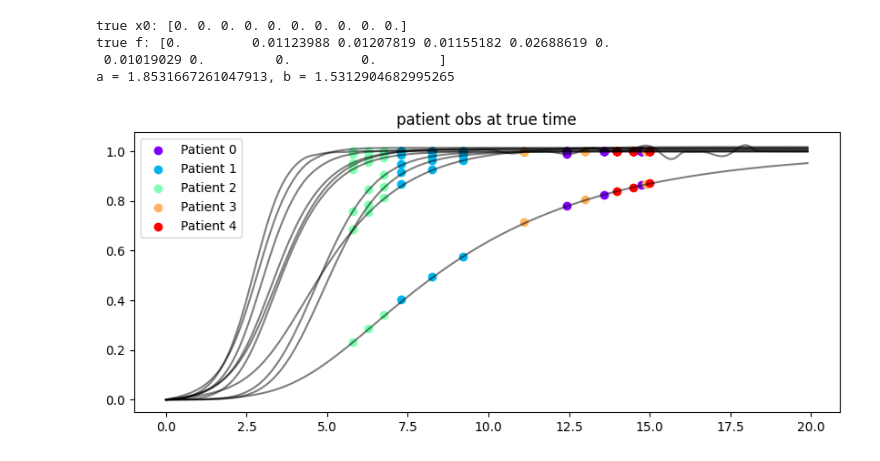
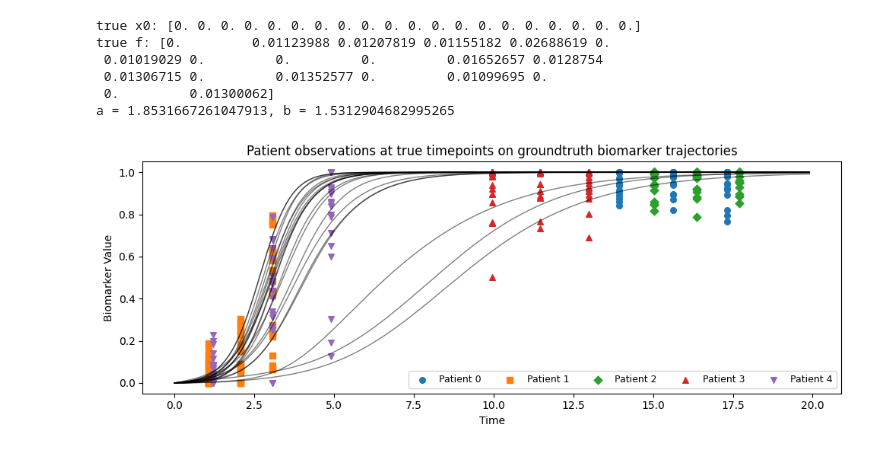
Before and after one commit to LAMCIG/Progression_models_simulations, a Jupyter notebook: EMDPM/experiments/synthetic_experiments/synthetic_rework_troubleshoot/test_bed_cv.ipynb, the cells around one changed output. Drawn from its saved outputs; the diff is of its cells as text; code cells hidden in the pictures.

Commit message:
+dropped rainbow for tab10 or tab20 - removed initial plot in trajectory comparison plot + added ylables where needed

```diff
--- a/EMDPM/experiments/synthetic_experiments/synthetic_rework_troubleshoot/test_bed_cv.ipynb
+++ b/EMDPM/experiments/synthetic_experiments/synthetic_rework_troubleshoot/test_bed_cv.ipynb
@@ -19,10 +19,10 @@ from EMDPM.utils import solve_system
 from EMDPM.em_transformer_rework import EM
 # %%
 # params
-n_biomarkers = 10
+n_biomarkers = 20
 t_max = 20
 t_span = np.linspace(0, t_max, 8000)
-noise_level = 0.0
+noise_level = 0.1
 n_patients = 200
 n_patient_obs = 3
 
@@ -51,33 +51,35 @@ cog = df["cognitive_score"].values  # (n_obs,)
 beta_true = df["beta_true"].values
 
 # print(X.shape, dt.shape, ids.shape, cog.shape, beta_true.shape)
 
 def create_patient_list(X_obs, ids, dt, cog, initial_beta=None):
     unique_ids = np.unique(ids)
     id_to_index = {pid: idx for idx, pid in enumerate(unique_ids)}
 
     patient_list = []
     for pid in unique_ids:
         mask = (ids == pid)
         patient_data = {
             "id": pid,
             "X_obs": X_obs[mask],
             "dt": dt[mask],
             "cog": cog[mask],
         }
         if initial_beta is not None:
             patient_data["initial_beta"] = initial_beta[id_to_index[pid]]
         patient_list.append(patient_data)
 
     return patient_list
 
 X = create_patient_list(X, ids, dt, cog, initial_beta=None)
 #X_train, X_val = train_test_split(X, test_size=0.2, random_state=75)
 
 #print(X[0])
 # %% [output]
-true x0: [0. 0. 0. 0. 0. 0. 0. 0. 0. 0.]
+true x0: [0. 0. 0. 0. 0. 0. 0. 0. 0. 0. 0. 0. 0. 0. 0. 0. 0. 0. 0. 0.]
 true f: [0.         0.01123988 0.01207819 0.01155182 0.02688619 0.
- 0.01019029 0.         0.         0.        ]
+ 0.01019029 0.         0.         0.         0.01652657 0.0128754
+ 0.01306715 0.         0.01352577 0.         0.01099695 0.
+ 0.         0.01300062]
 a = 1.8531667261047913, b = 1.5312904682995265
-[figure, old version]
+[figure, new version]
```
Also changed, not shown: parts of 9 cells of this notebook, 5 other files.
